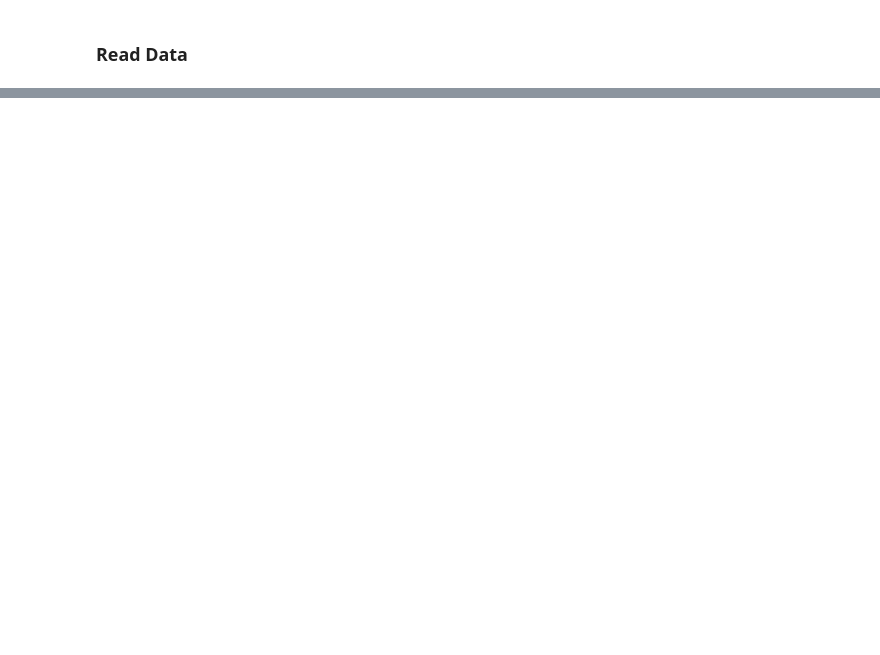
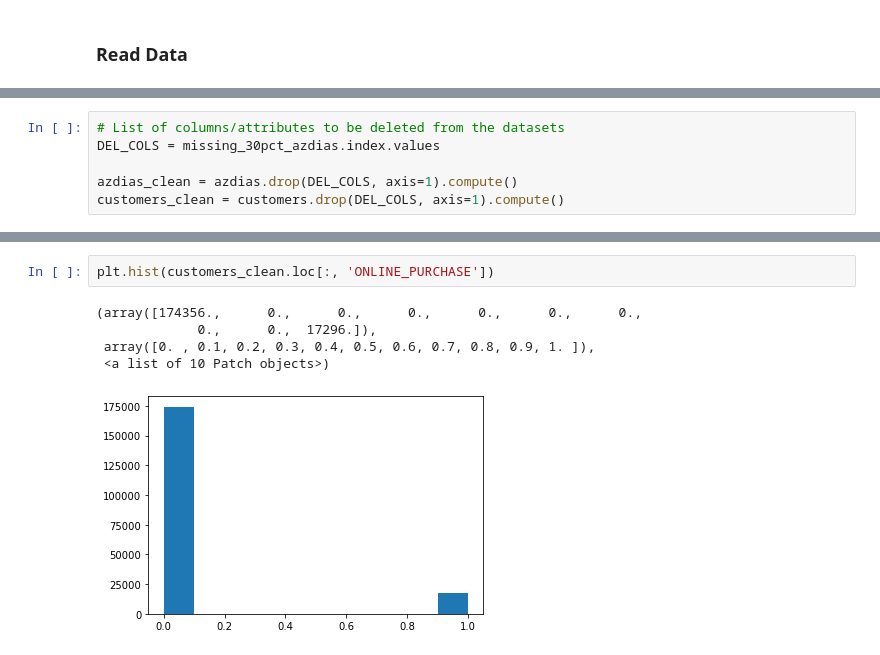
Before and after one commit to itirkaa/Arvato-Customer-Segmentation, a Jupyter notebook: 1_Data_Exploration.ipynb, the cells around one changed output, grey strips where cells are left out. Drawn from its saved outputs; the diff is of its cells as text; blank space fills up the shorter version.

```diff
--- a/1_Data_Exploration.ipynb
+++ b/1_Data_Exploration.ipynb
@@ -67,0 +162,6 @@ customers.head(10)
+# %%
+# List of columns/attributes to be deleted from the datasets
+DEL_COLS = missing_30pct_azdias.index.values
+
+azdias_clean = azdias.drop(DEL_COLS, axis=1).compute()
+customers_clean = customers.drop(DEL_COLS, axis=1).compute()
@@ -67,0 +196,8 @@ customers.head(10)
+# %%
+plt.hist(customers_clean.loc[:, 'ONLINE_PURCHASE'])
+# %% [output]
+(array([174356.,      0.,      0.,      0.,      0.,      0.,      0.,
+             0.,      0.,  17296.]),
+ array([0. , 0.1, 0.2, 0.3, 0.4, 0.5, 0.6, 0.7, 0.8, 0.9, 1. ]),
+ <a list of 10 Patch objects>)
+[figure, added]
```
Also changed, not shown: parts of 26 cells of this notebook.
